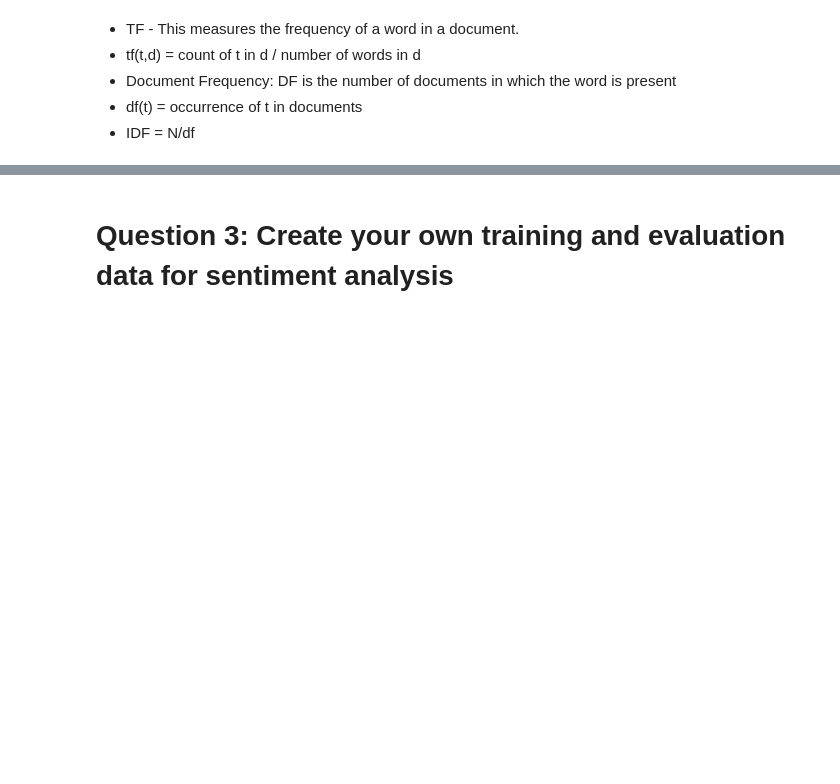
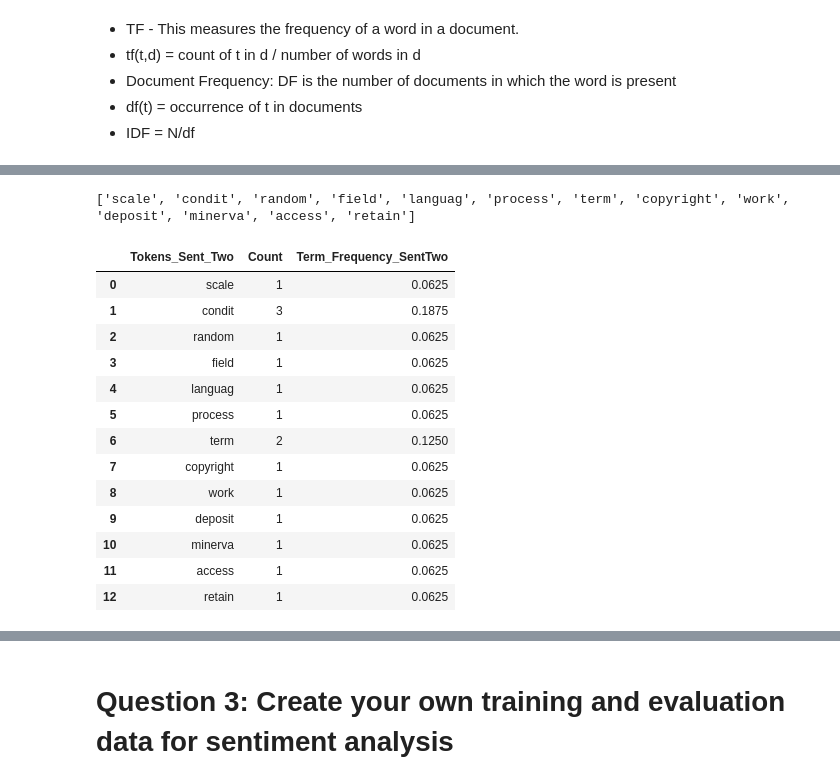
Before and after one commit to prithvikolla/Compuational_Methods_INFO5731, a Jupyter notebook: Assignment/INFO_5731_Assignment_3.ipynb, the cells around one changed output, grey strips where cells are left out. Saved outputs shown, nothing was run; the diff lists cells and outputs as text; code cells hidden in the pictures; blank space fills up the shorter version.

```diff
--- a/Assignment/INFO_5731_Assignment_3.ipynb
+++ b/Assignment/INFO_5731_Assignment_3.ipynb
@@ -376,0 +471,3 @@ df7.head()
+# %%
+#null remove
+clean_Sent_Two.remove(clean_Sent_Two[8])
@@ -376,0 +476,13 @@ df7.head()
+# %%
+unique_Sent_Two = [ ]
+count_Sent_Two = Counter(clean_Sent_Two)
+count_Two = list (count_Sent_Two.values())
+f_Two = FreqDist(clean_Sent_Two)
+freq_sent_two = [f_Two.freq(i) for i in f_Two]
+#unique tokens
+for x in clean_Sent_Two:
+  if x not in unique_Sent_Two:
+      unique_Sent_Two.append(x)
+print(unique_Sent_Two)
+# %% [output]
+['scale', 'condit', 'random', 'field', 'languag', 'process', 'term', 'copyright', 'work', 'deposit', 'minerva', 'access', 'retain']
@@ -376,0 +491,17 @@ df7.head()
+# %%
+df9
+# %% [output]
+|  | Tokens_Sent_Two | Count | Term_Frequency_SentTwo |
+| 0 | scale | 1 | 0.0625 |
+| 1 | condit | 3 | 0.1875 |
+| 2 | random | 1 | 0.0625 |
+| 3 | field | 1 | 0.0625 |
+| 4 | languag | 1 | 0.0625 |
+| 5 | process | 1 | 0.0625 |
+| 6 | term | 2 | 0.1250 |
+| 7 | copyright | 1 | 0.0625 |
+| 8 | work | 1 | 0.0625 |
+| 9 | deposit | 1 | 0.0625 |
+| 10 | minerva | 1 | 0.0625 |
+| 11 | access | 1 | 0.0625 |
+| 12 | retain | 1 | 0.0625 |
```
Also changed, not shown: parts of 34 cells of this notebook.
